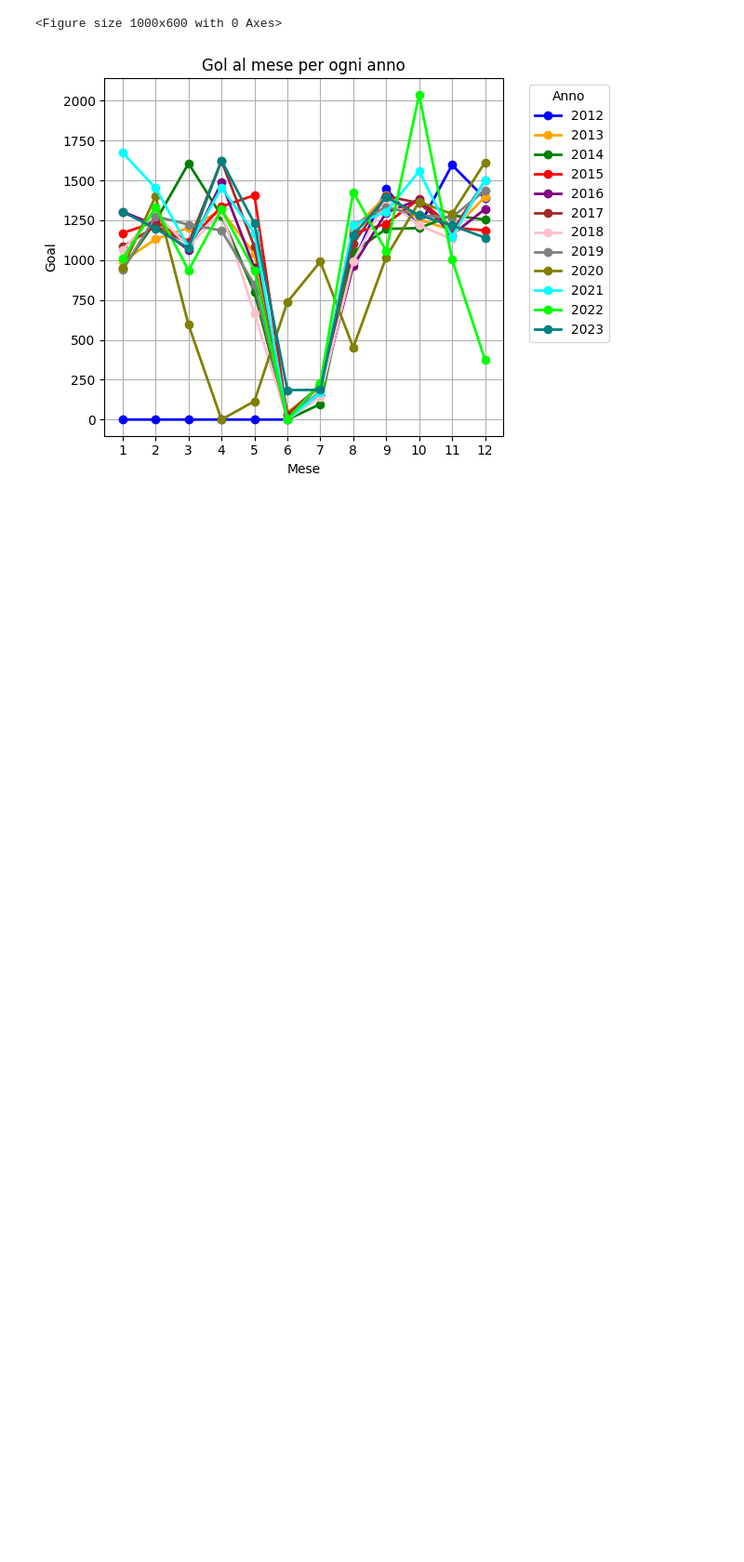
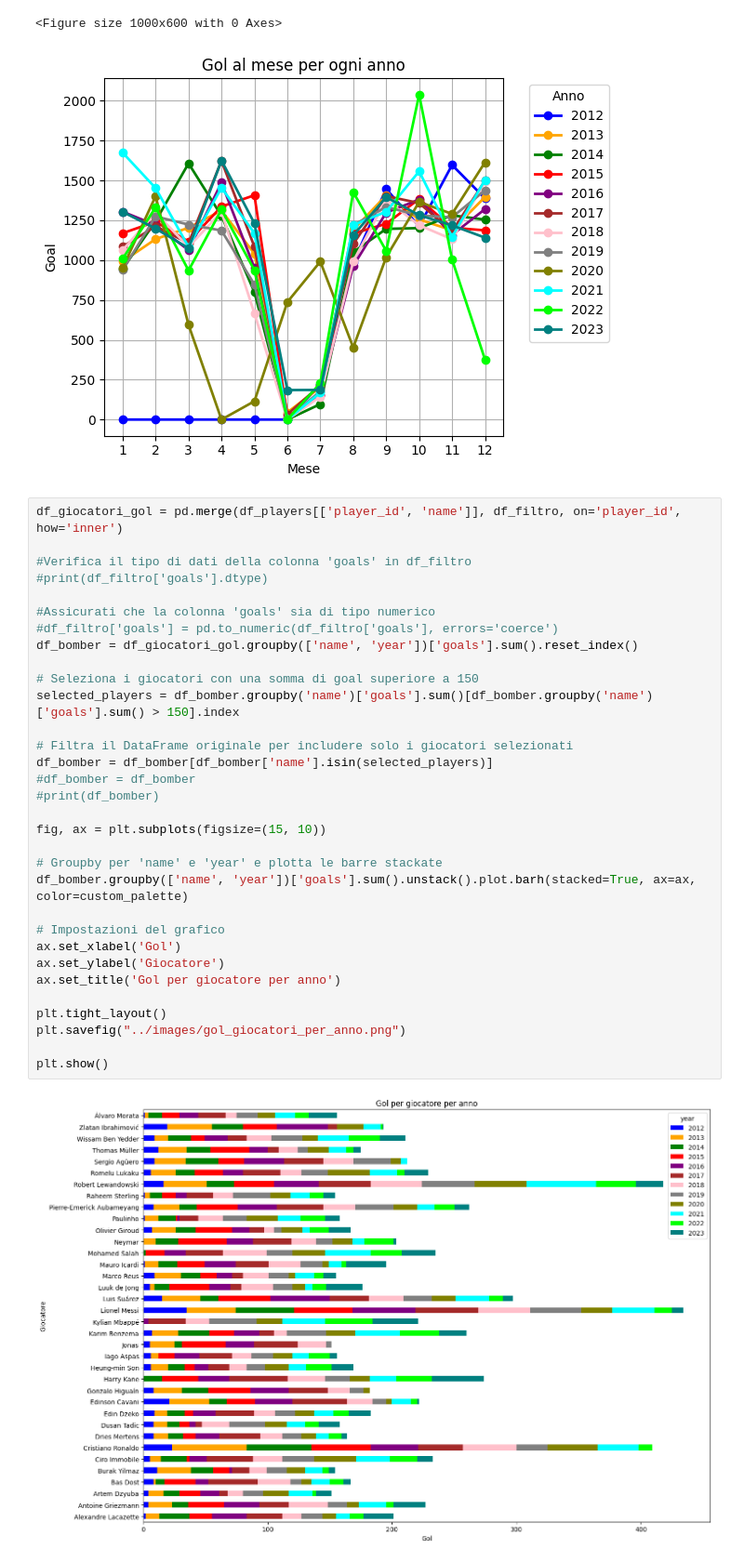
Before and after one commit to MikDR/DataScience-Python, a Jupyter notebook: codice/descrizione.ipynb, the cells around one changed output. Shown at 93% size. Saved outputs shown, nothing was run; the diff lists cells and outputs as text; blank space fills up the shorter version.

```diff
--- a/codice/descrizione.ipynb
+++ b/codice/descrizione.ipynb
@@ -273,6 +273,40 @@ See the caveats in the documentation: https://pandas.pydata.org/pandas-docs/stab
   df_filtro["month"] = df_filtro["date"].dt.month
 <Figure size 1000x600 with 0 Axes>
 [figure]
+# %%
+df_giocatori_gol = pd.merge(df_players[['player_id', 'name']], df_filtro, on='player_id', how='inner')
+
+#Verifica il tipo di dati della colonna 'goals' in df_filtro
+#print(df_filtro['goals'].dtype)
+
+#Assicurati che la colonna 'goals' sia di tipo numerico
+#df_filtro['goals'] = pd.to_numeric(df_filtro['goals'], errors='coerce')
+df_bomber = df_giocatori_gol.groupby(['name', 'year'])['goals'].sum().reset_index()
+
+# Seleziona i giocatori con una somma di goal superiore a 150
+selected_players = df_bomber.groupby('name')['goals'].sum()[df_bomber.groupby('name')['goals'].sum() > 150].index
+
+# Filtra il DataFrame originale per includere solo i giocatori selezionati
+df_bomber = df_bomber[df_bomber['name'].isin(selected_players)]
+#df_bomber = df_bomber
+#print(df_bomber)
+
+fig, ax = plt.subplots(figsize=(15, 10))
+
+# Groupby per 'name' e 'year' e plotta le barre stackate
+df_bomber.groupby(['name', 'year'])['goals'].sum().unstack().plot.barh(stacked=True, ax=ax, color=custom_palette)
+
+# Impostazioni del grafico
+ax.set_xlabel('Gol')
+ax.set_ylabel('Giocatore')
+ax.set_title('Gol per giocatore per anno')
+
+plt.tight_layout()
+plt.savefig("../images/gol_giocatori_per_anno.png")
+
+plt.show()
+# %% [output]
+[figure, added]
 # %%
 #creo df che abbia mergiato tra filtro (quello di sopra) e games (solo le due colonne tra parentesi)
 df_ge_g = pd.merge(df_filtro, df_games[["game_id", "competition_id"]], on = "game_id", how = "inner")
```
